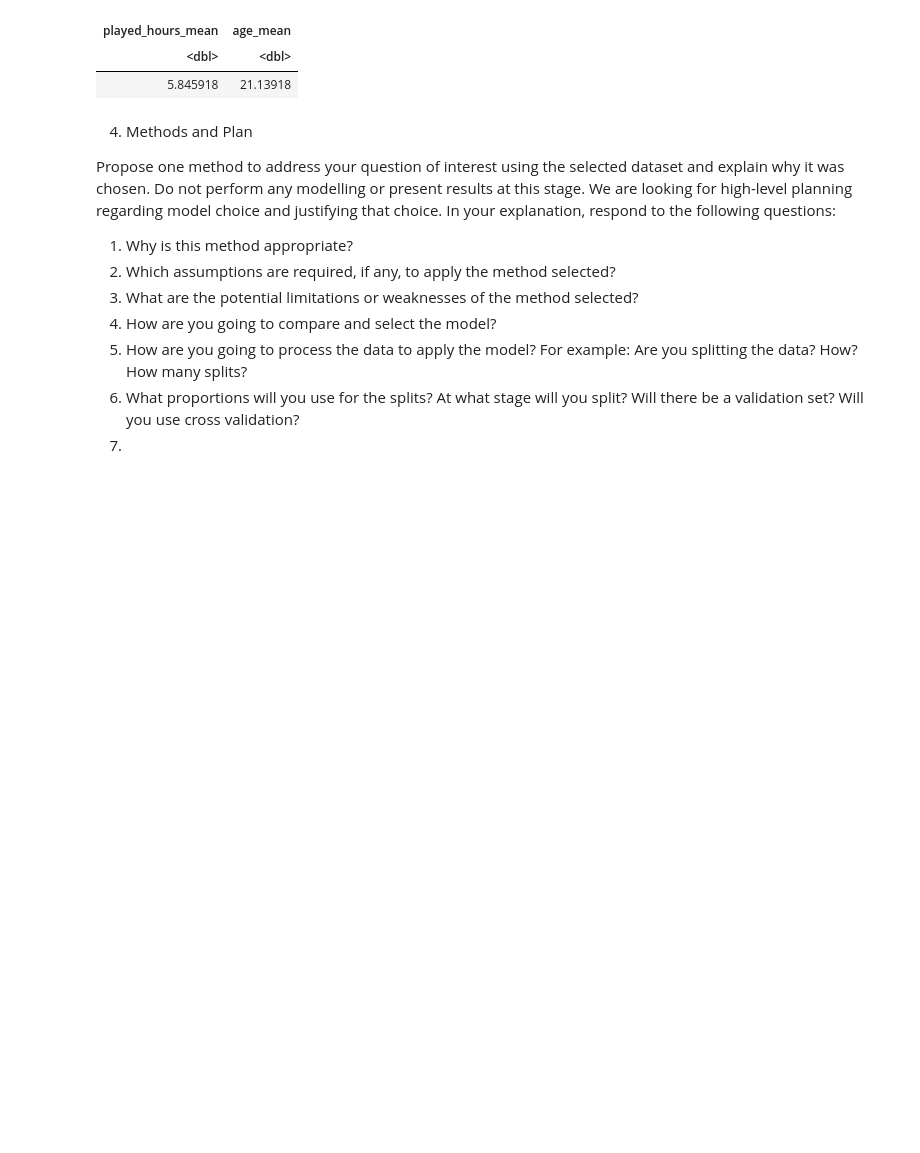
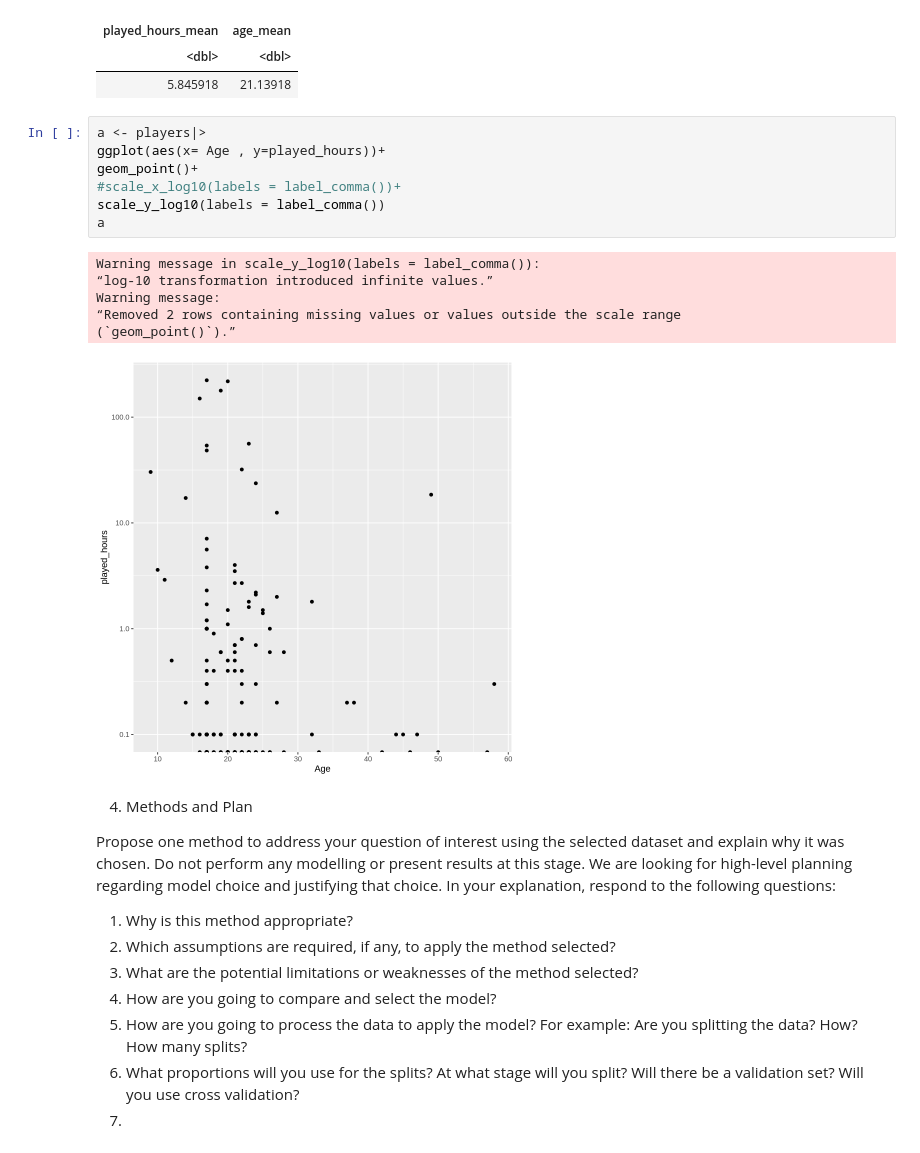
Before and after one commit to iriszovo/dsci-project, a Jupyter notebook: Individual project.ipynb, the cells around one changed output. Cells and saved outputs as stored; diff of their text form; blank space fills up the shorter version.

```diff
--- a/Individual project.ipynb
+++ b/Individual project.ipynb
@@ -147,6 +190,20 @@ A tibble: 1 × 2
 | played_hours_mean | age_mean |
 | <dbl> | <dbl> |
 | 5.845918 | 21.13918 |
+# %%
+a <- players|>
+ggplot(aes(x= Age , y=played_hours))+
+geom_point()+
+#scale_x_log10(labels = label_comma())+
+scale_y_log10(labels = label_comma())
+a
+# %% [output]
+Warning message in scale_y_log10(labels = label_comma()):
+“log-10 transformation introduced infinite values.”
+Warning message:
+“Removed 2 rows containing missing values or values outside the scale range
+(`geom_point()`).”
+[figure, added]
 # %% [markdown]
 4. Methods and Plan
 
```
Also changed, not shown: parts of 6 cells of this notebook.
